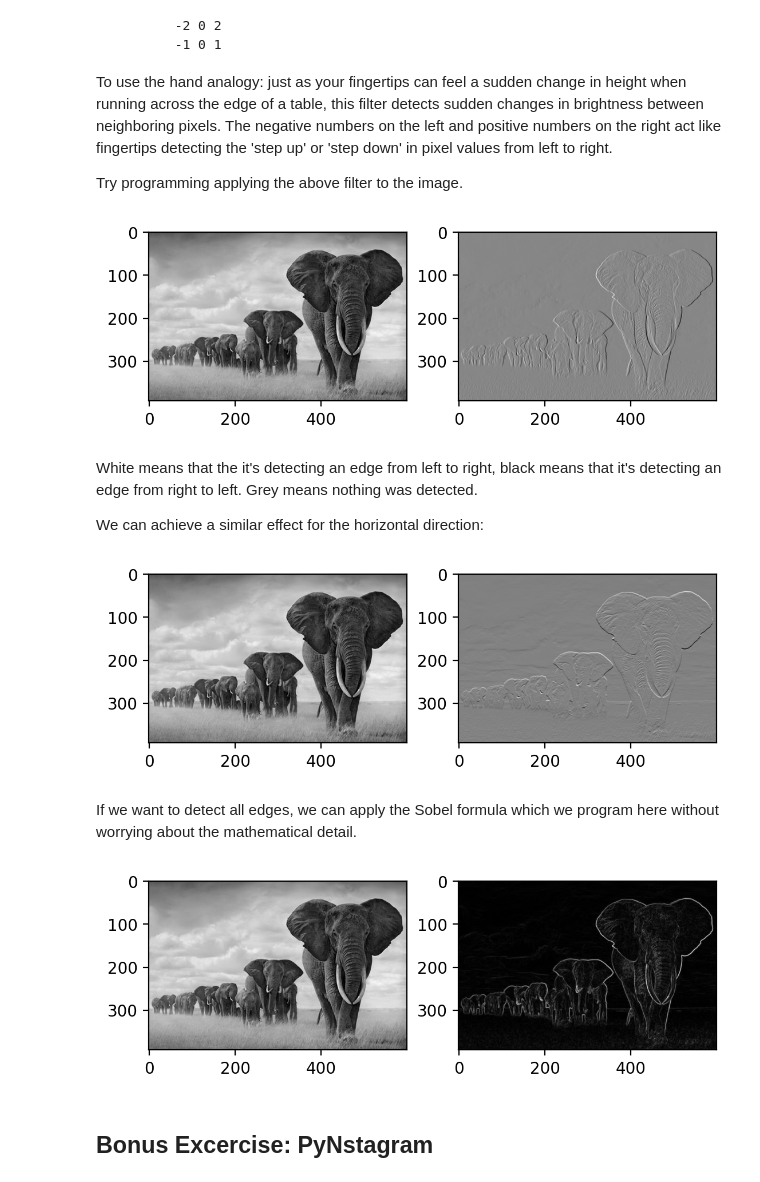
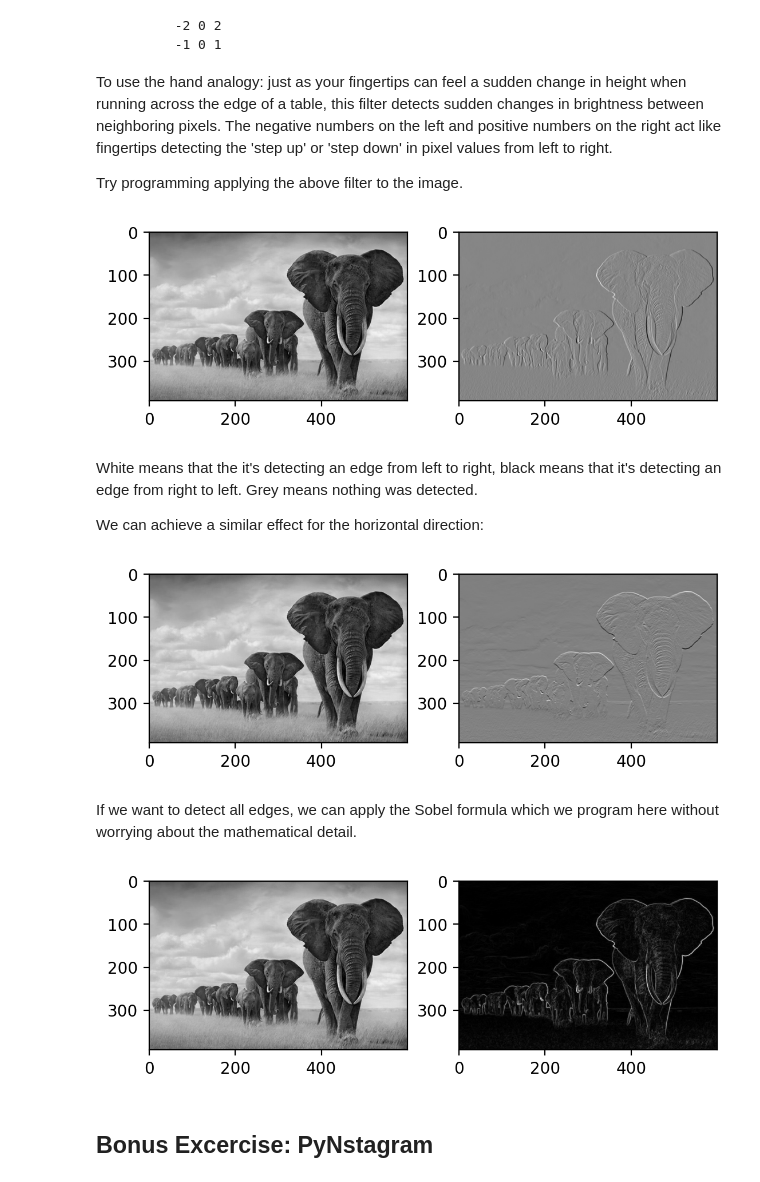
Before and after one commit to ciri/iese-dsfb, a Jupyter notebook: notebooks/110-ComputerVision.ipynb, the cells around one changed output. Drawn from its saved outputs; the diff is of its cells as text; code cells hidden in the pictures.

```diff
--- a/notebooks/110-ComputerVision.ipynb
+++ b/notebooks/110-ComputerVision.ipynb
@@ -34,9 +34,14 @@ im.shape
 In order to be able to see the results of the amazing filters that we are going to build, we first define a function. You shouldn't worry too much about the implementation at this point.
 # %%
 def plot_side_by_side(im1, im2):
+    # Renormalize in case values are out of range
+    if im2.min() < 0 or im2.max() > 255:
+        im2 = ((im2 - im2.min()) / (im2.max() - im2.min()) * 255).astype(np.uint8)
+
+
     fig, axs = plt.subplots(1,2, dpi=200)
-    axs[0].imshow(im1, cmap='gray')
-    axs[1].imshow(im2, cmap='gray')
+    axs[0].imshow(im1, cmap='gray', vmin=0, vmax=255)
+    axs[1].imshow(im2, cmap='gray', vmin=0, vmax=255)
     plt.show()
 
 plot_side_by_side(im, im)
@@ -117,16 +122,16 @@ Try programming applying the above filter to the image.
 # %%
 from scipy.signal import convolve2d
 
-weight_edge_hor = [
+weight_edge_hor = np.array([
     [-1,0,1],
     [-2,0,2],
     [-1,0,1]
-]
+])
 
 im_edge_hor = convolve2d(im, weight_edge_hor, mode='same')
 plot_side_by_side(im,im_edge_hor);
 # %% [output]
-[figure, old version]
+[figure, new version]
 # %% [markdown]
 White means that the it's detecting an edge from left to right, black means that it's detecting an edge from right to left. Grey means nothing was detected.
 
@@ -145,7 +150,7 @@ weight_edge_ver = np.array(weight_edge_hor).T
 im_edge_ver = convolve2d(im, weight_edge_ver, mode='same')
 plot_side_by_side(im,im_edge_ver);
 # %% [output]
-[figure, old version]
+[figure, new version]
 # %% [markdown]
 If we want to detect all edges, we can apply the Sobel formula which we program here without worrying about the mathematical detail.
 # %%
@@ -153,7 +158,7 @@ im_edge = np.sqrt(im_edge_hor**2 + im_edge_ver**2)
 
 plot_side_by_side(im,im_edge);
 # %% [output]
-[figure, old version]
+[figure, new version]
 # %% [markdown]
 ## Bonus Excercise: PyNstagram
 # %% [markdown]
```
Also changed, not shown: parts of 3 cells of this notebook, 1 other file.
